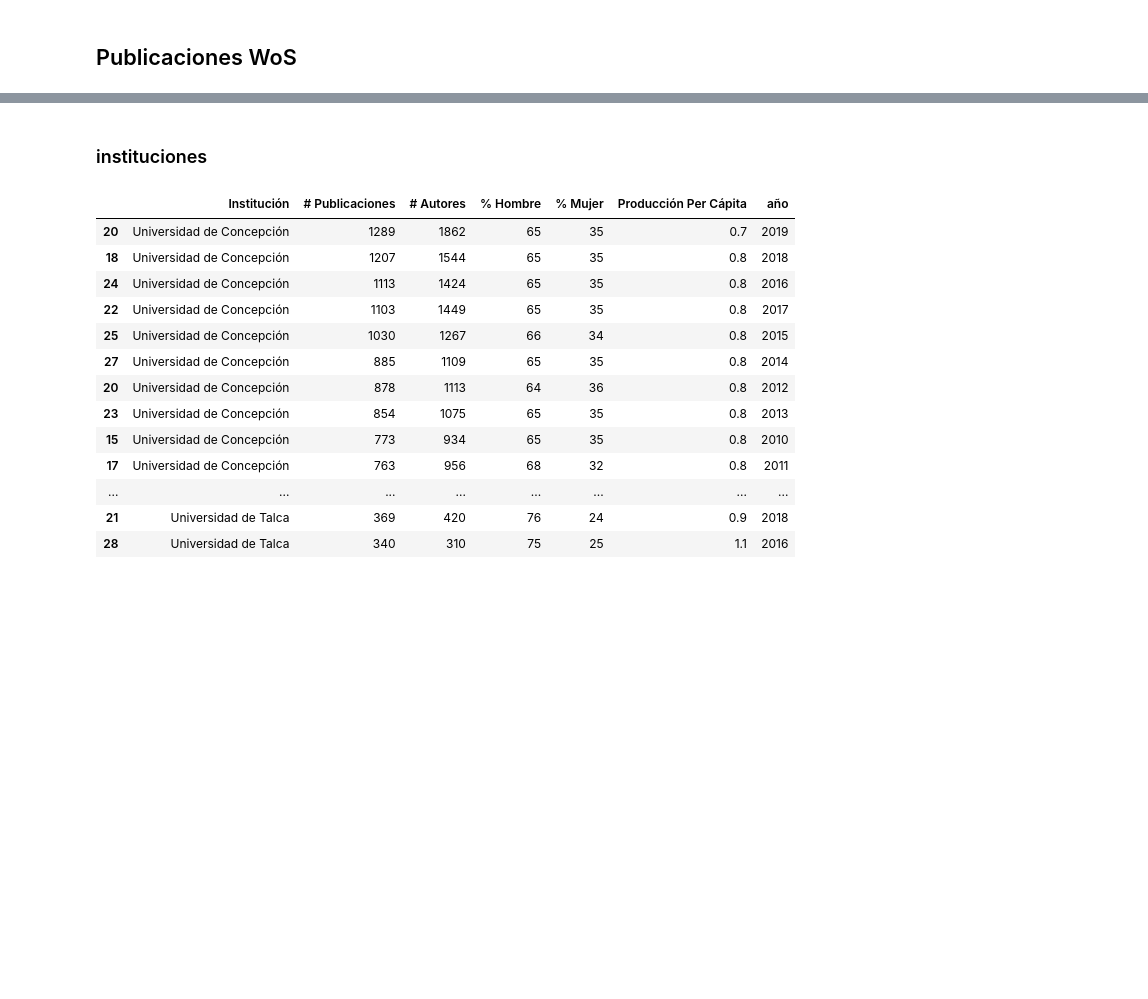
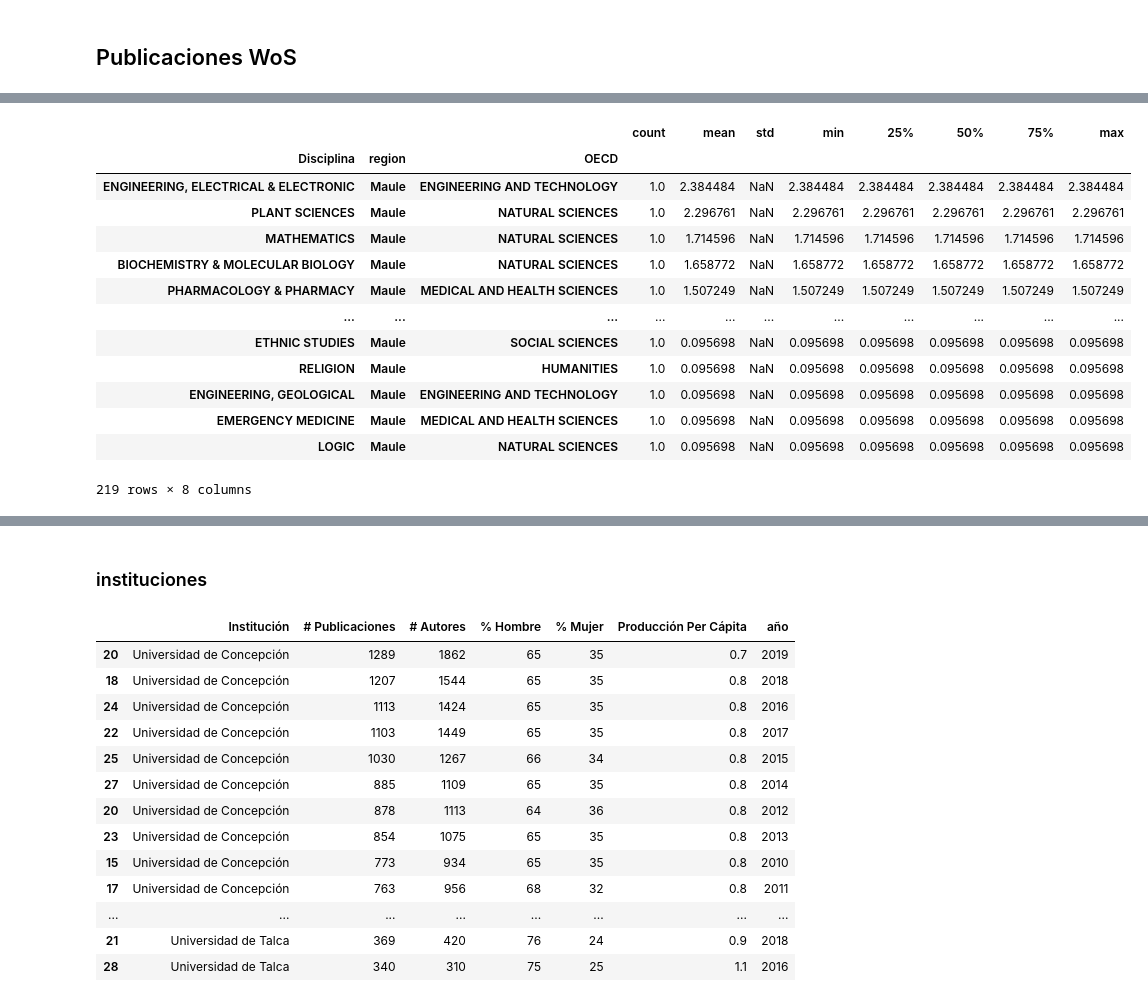
Before and after one commit to Nanocell-Lab/nodo_CTCI, a Jupyter notebook: 04_Investigación.ipynb, the cells around one changed output, grey strips where cells are left out. Cells and saved outputs as stored; diff of their text form; code cells hidden in the pictures; blank space fills up the shorter version.

```diff
--- a/04_Investigación.ipynb
+++ b/04_Investigación.ipynb
@@ -269,0 +315,18 @@ datos_wos_aggmean["Pub/100mil"] = datos_wos_aggmean["# Publicaciones"]/datos_wos
+# %%
+# maule
+datos_wos_aggmean.loc[datos_wos_aggmean['region']=='Maule'].groupby(['Disciplina','region','OECD'])['Pub/100mil'].describe().sort_values(by='mean',ascending=False)
+# %% [output]
+|  |  |  | count | mean | std | min | 25% | 50% | 75% | max |
+| Disciplina | region | OECD |  |  |  |  |  |  |  |  |
+| ENGINEERING, ELECTRICAL & ELECTRONIC | Maule | ENGINEERING AND TECHNOLOGY | 1.0 | 2.384484 | NaN | 2.384484 | 2.384484 | 2.384484 | 2.384484 | 2.384484 |
+| PLANT SCIENCES | Maule | NATURAL SCIENCES | 1.0 | 2.296761 | NaN | 2.296761 | 2.296761 | 2.296761 | 2.296761 | 2.296761 |
+| MATHEMATICS | Maule | NATURAL SCIENCES | 1.0 | 1.714596 | NaN | 1.714596 | 1.714596 | 1.714596 | 1.714596 | 1.714596 |
+| BIOCHEMISTRY & MOLECULAR BIOLOGY | Maule | NATURAL SCIENCES | 1.0 | 1.658772 | NaN | 1.658772 | 1.658772 | 1.658772 | 1.658772 | 1.658772 |
+| PHARMACOLOGY & PHARMACY | Maule | MEDICAL AND HEALTH SCIENCES | 1.0 | 1.507249 | NaN | 1.507249 | 1.507249 | 1.507249 | 1.507249 | 1.507249 |
+| ... | ... | ... | ... | ... | ... | ... | ... | ... | ... | ... |
+| ETHNIC STUDIES | Maule | SOCIAL SCIENCES | 1.0 | 0.095698 | NaN | 0.095698 | 0.095698 | 0.095698 | 0.095698 | 0.095698 |
+| RELIGION | Maule | HUMANITIES | 1.0 | 0.095698 | NaN | 0.095698 | 0.095698 | 0.095698 | 0.095698 | 0.095698 |
+| ENGINEERING, GEOLOGICAL | Maule | ENGINEERING AND TECHNOLOGY | 1.0 | 0.095698 | NaN | 0.095698 | 0.095698 | 0.095698 | 0.095698 | 0.095698 |
+| EMERGENCY MEDICINE | Maule | MEDICAL AND HEALTH SCIENCES | 1.0 | 0.095698 | NaN | 0.095698 | 0.095698 | 0.095698 | 0.095698 | 0.095698 |
+| LOGIC | Maule | NATURAL SCIENCES | 1.0 | 0.095698 | NaN | 0.095698 | 0.095698 | 0.095698 | 0.095698 | 0.095698 |
+219 rows × 8 columns
```
Also changed, not shown: parts of 18 cells of this notebook.
